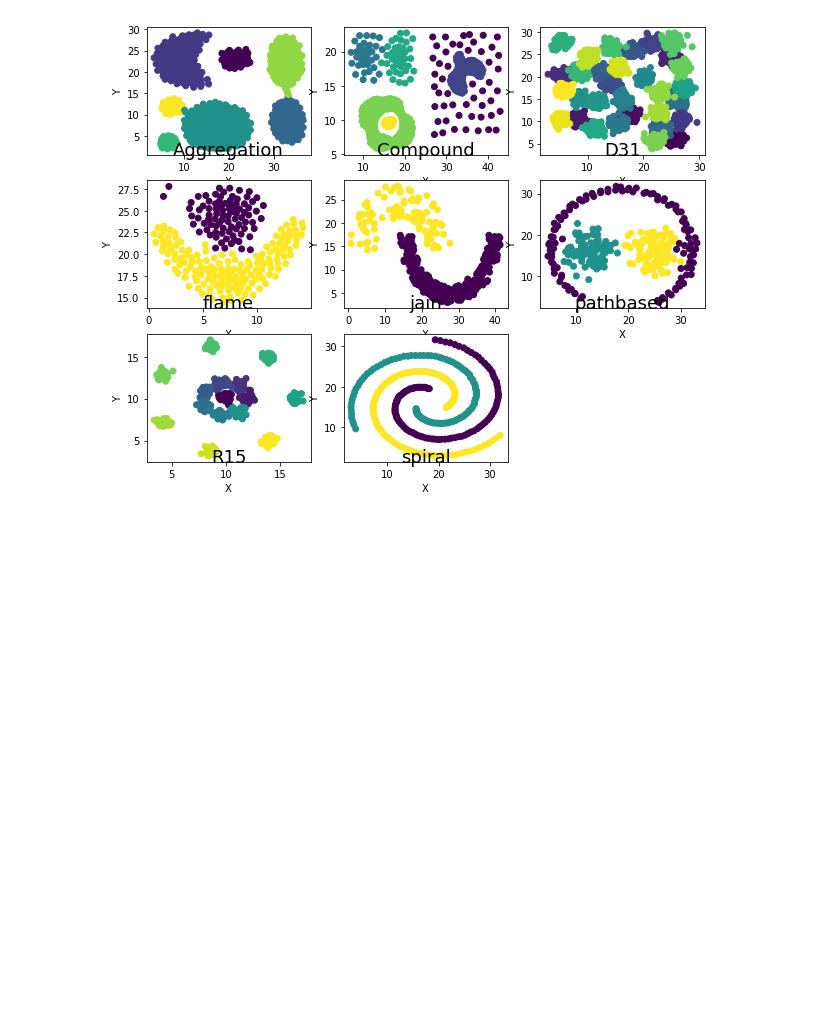
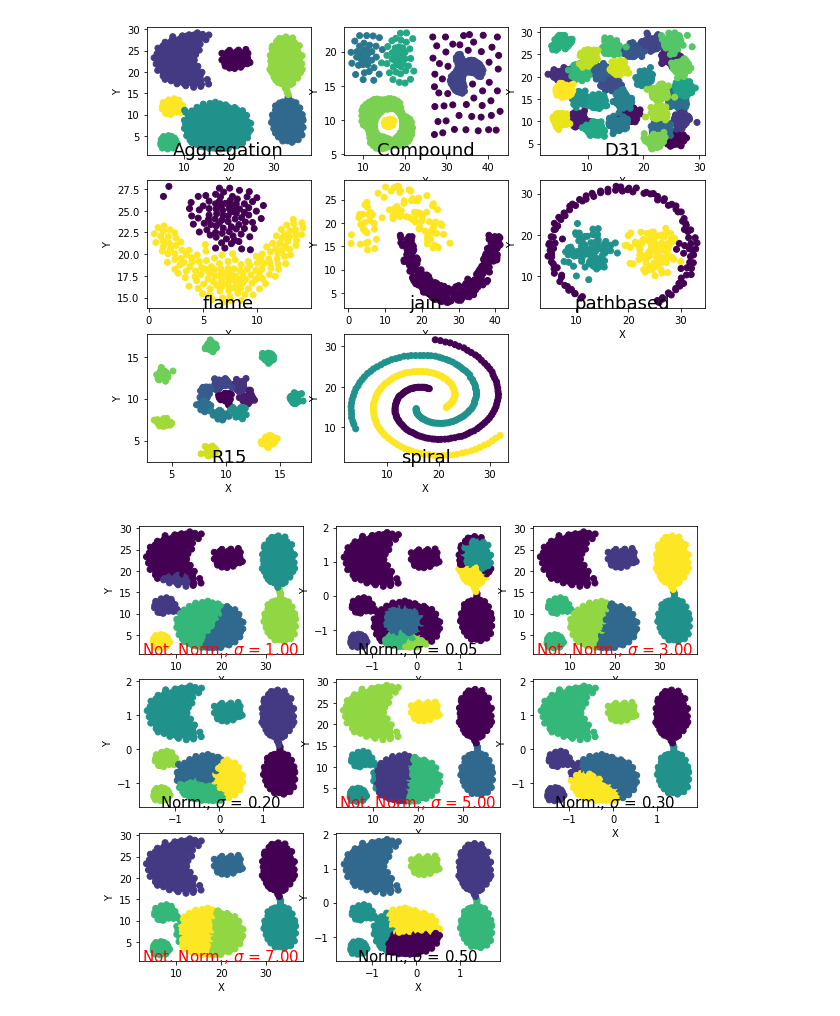
Before and after one commit to fcasola/Clustering-Algorithms, a Jupyter notebook: analysis/Demo_analysis_shape_set.ipynb, the cells around one changed output. Drawn from its saved outputs; the diff is of its cells as text; code cells hidden in the pictures; blank space fills up the shorter version.

Commit message:
analysis shape_set

```diff
--- a/analysis/Demo_analysis_shape_set.ipynb
+++ b/analysis/Demo_analysis_shape_set.ipynb
@@ -90,6 +93,12 @@ for i in range(1, n_plots**2):
 # %%
-#3- running partitional algorithms and using evaluating metrics
-# Elbow plots will be generated with and without data normalization
+%%capture
+#do not show irrelevant output of the calculation
+
+#3a - Kernel k-Means (KKM)
+# we perform a first analysis on 3 selected datasets: 'Aggregation','Compound','pathbased'
+# running the algorithm on:
+# - different number of initial clusters
+# - different values for the kernel variance (sigma)
 
 #run KKM with and without data normalization
 #initializing lists of fitted datasets
@@ -97,9 +106,11 @@ KKM_no_norm_labels = {}
 KKM_norm_labels = {}
 sigma_val_no_norm = [1,3,5,7]
 sigma_val_norm = [0.05,0.2,0.3,0.5]
+#let's select a subset for this first plot
+dts_names_selected = ['Aggregation','Compound','pathbased']
 
 print("KKM algorithm.")
-for i in dts_names:
+for i in dts_names_selected:
     #starting the loop
     print("Considering the %s dataset"%i)
     #initializing datasets
@@ -127,3 +138,39 @@ for i in dts_names:
         KKM_means_norm.fit(XX_norm)
         #save
         KKM_norm_labels[i].append([KKM_means_norm.labels_,KKM_means_norm.cluster_error_])
+# %%
+#3b - example plot of the results in 3a ofor the "Aggregation" dataset.
+# we plot here the result for 7 initial clusters given. The elbow plot
+# for the three selected sets is shown in the next cell.
+
+#dataset name
+dataset_nm = "Aggregation"
+#select a solution for this number of initial clusters
+n_clus_sel = 7
+#making the plot
+plt.figure(num=2,figsize=(10,8))
+for i in range(0, 4):
+    #getting the dataset: NO normalization
+    XX = set_dataframes[dataset_nm].as_matrix(columns=["X","Y"])
+    label_loc = KKM_no_norm_labels[dataset_nm][i][0][n_clus_sel]
+    #getting the dataset: normalized
+    XX_norm = (XX - XX.mean(axis=0))/(XX.std(axis=0)+sys.float_info.epsilon)
+    label_loc_norm = KKM_norm_labels[dataset_nm][i][0][n_clus_sel]
+    #plot
+    plt.subplot(n_plots, n_plots, 2*i+1)
+    ax = plt.scatter(XX[:,0],XX[:,1],c=label_loc)
+    loc_ax = np.array(plt.axis())
+    plt.text(np.mean(loc_ax[:2]),loc_ax[2], 'Not. Norm., $\sigma$ = %3.2f'%sigma_val_no_norm[i],
+             color='red',fontsize=15, ha='center')
+    plt.xlabel("X")
+    plt.ylabel("Y")
+    #plot
+    plt.subplot(n_plots, n_plots, 2*(i+1))
+    ax = plt.scatter(XX_norm[:,0],XX_norm[:,1],c=label_loc_norm)
+    loc_ax = np.array(plt.axis())
+    plt.text(np.mean(loc_ax[:2]),loc_ax[2], 'Norm., $\sigma$ = %3.2f'%sigma_val_norm[i],
+             fontsize=15, ha='center')
+    plt.xlabel("X")
+    plt.ylabel("Y")
+# %% [output]
+[figure, added]
```
Also changed, not shown: parts of 3 cells of this notebook.
